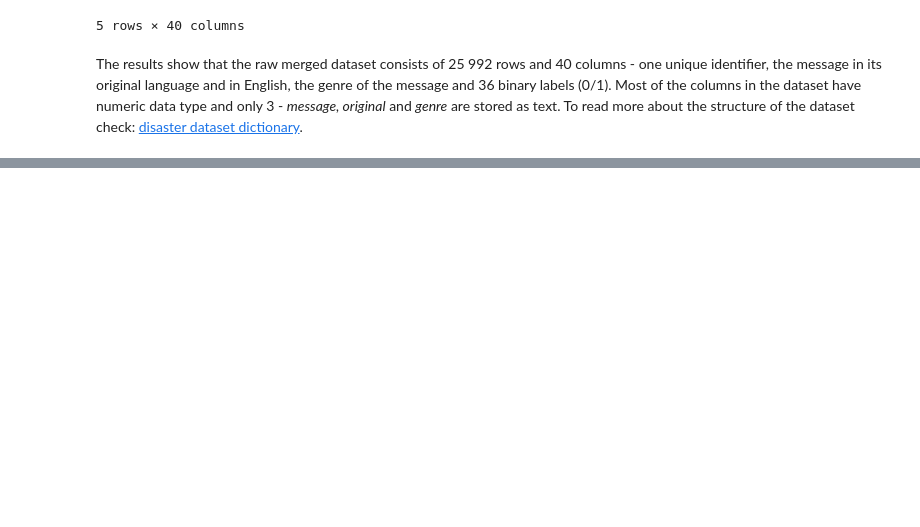
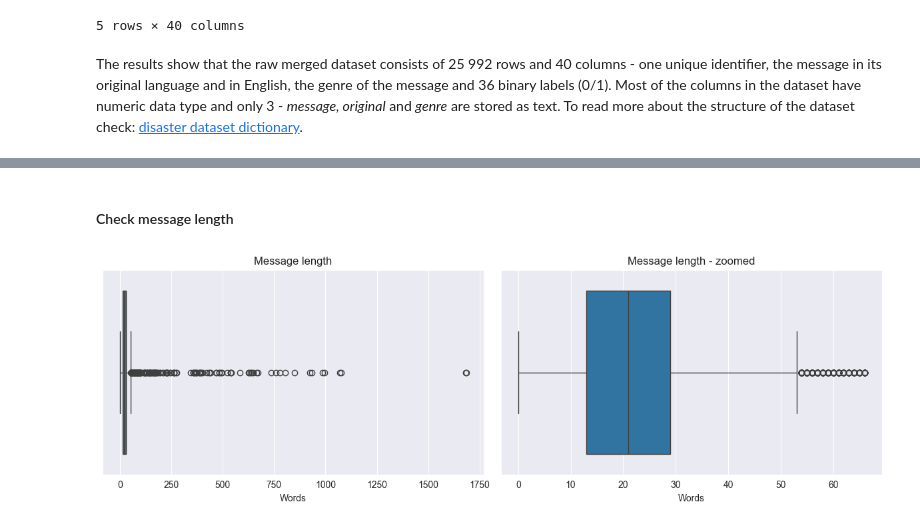
Before and after one commit to KaterinaSSlavova/Crisis-Help-Classification, a Jupyter notebook: Notebooks/02_data_provisioning.ipynb, the cells around one changed output, grey strips where cells are left out. Cells and saved outputs as stored; diff of their text form; code cells hidden in the pictures; blank space fills up the shorter version.

```diff
--- a/Notebooks/02_data_provisioning.ipynb
+++ b/Notebooks/02_data_provisioning.ipynb
@@ -264,0 +320,19 @@ The results show that the raw merged dataset consists of 25 992 rows and 40 colu
+# %% [markdown]
+#### Check message length
+# %%
+disaster_df["msg_len"] = disaster_df["message"].str.split().str.len()
+p99 = disaster_df["msg_len"].quantile(0.99)
+short_df = disaster_df[disaster_df["msg_len"] <= p99]
+
+fig, axes = plt.subplots(1, 2, figsize=(12, 4))
+sns.boxplot(x=disaster_df["msg_len"], ax=axes[0])
+axes[0].set_title("Message length")
+axes[0].set_xlabel("Words")
+
+sns.boxplot(x=short_df["msg_len"], ax=axes[1])
+axes[1].set_title("Message length - zoomed")
+axes[1].set_xlabel("Words")
+plt.tight_layout()
+plt.show()
+# %% [output]
+[figure, added]
```
Also changed, not shown: parts of 24 cells of this notebook, 1 other file.
